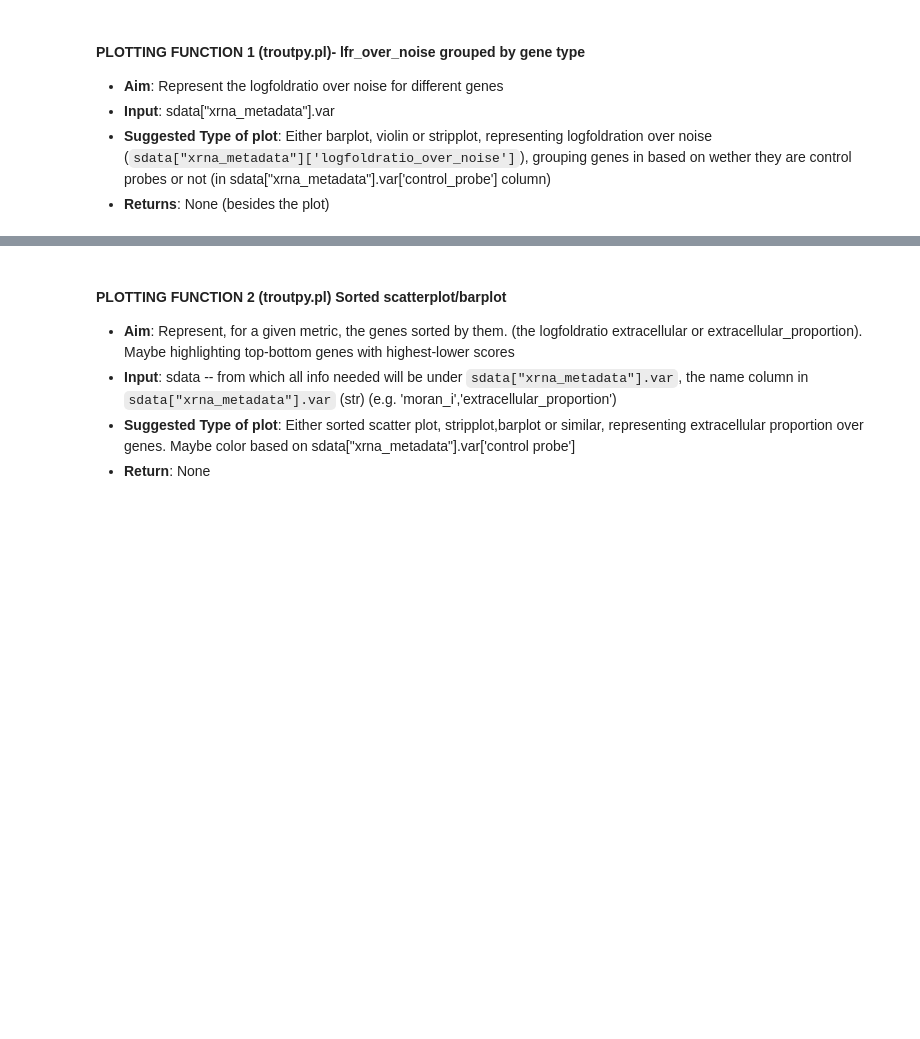
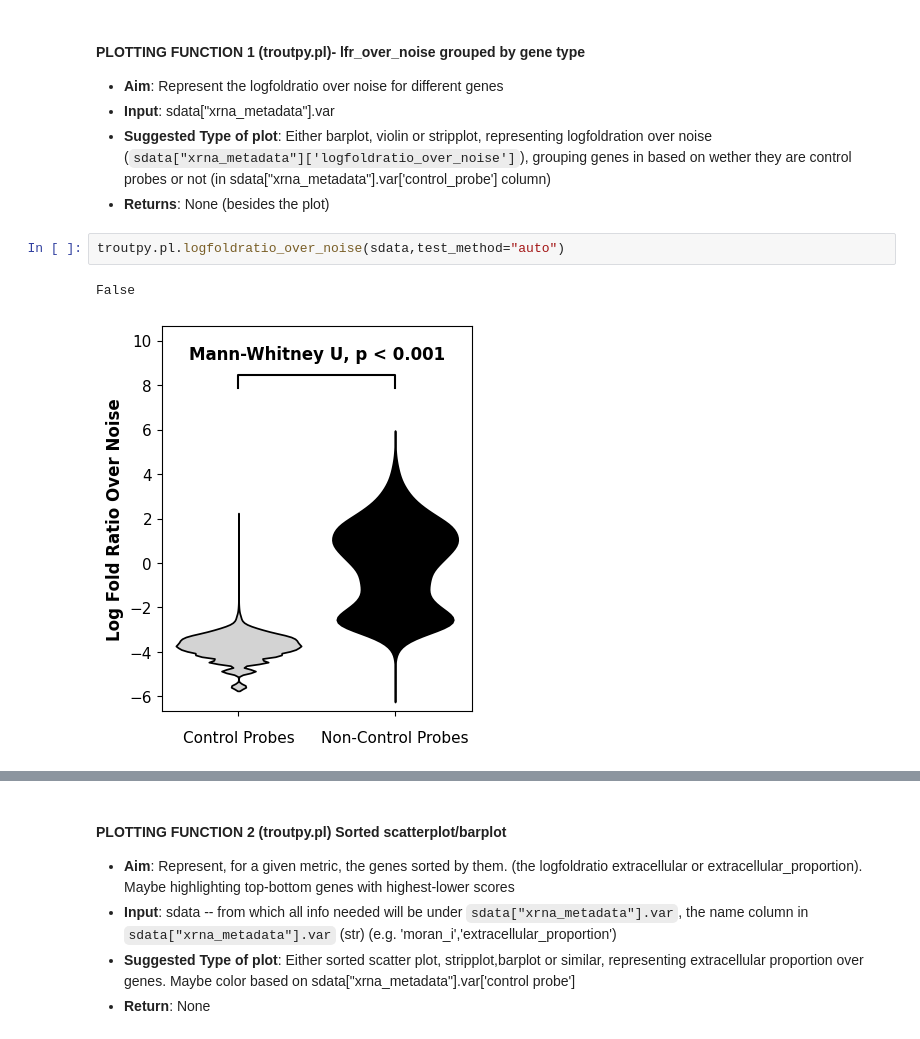
Before and after one commit to theislab/troutpy, a Jupyter notebook: notebooks/spatialdata_tutorials/4_quantify_exRNA.ipynb, the cells around one changed output, grey strips where cells are left out. Cells and saved outputs as stored; diff of their text form; blank space fills up the shorter version.

```diff
--- a/notebooks/spatialdata_tutorials/4_quantify_exRNA.ipynb
+++ b/notebooks/spatialdata_tutorials/4_quantify_exRNA.ipynb
@@ -91,3 +91,8 @@ exrna_metrics_filt = exrna_metrics.loc[:, ["logfoldratio_over_noise", "logfoldra
 - **Input**: sdata["xrna_metadata"].var
 - **Suggested Type of plot**: Either barplot, violin or stripplot, representing logfoldration over noise (`sdata["xrna_metadata"]['logfoldratio_over_noise']`),  grouping genes in based on wether they are control probes or not (in sdata["xrna_metadata"].var['control_probe'] column)
 -  **Returns**: None (besides the plot)
+# %%
+troutpy.pl.logfoldratio_over_noise(sdata,test_method="auto")
+# %% [output]
+False
+[figure, added]
```
Also changed, not shown: parts of 27 cells of this notebook, 24 other files.
